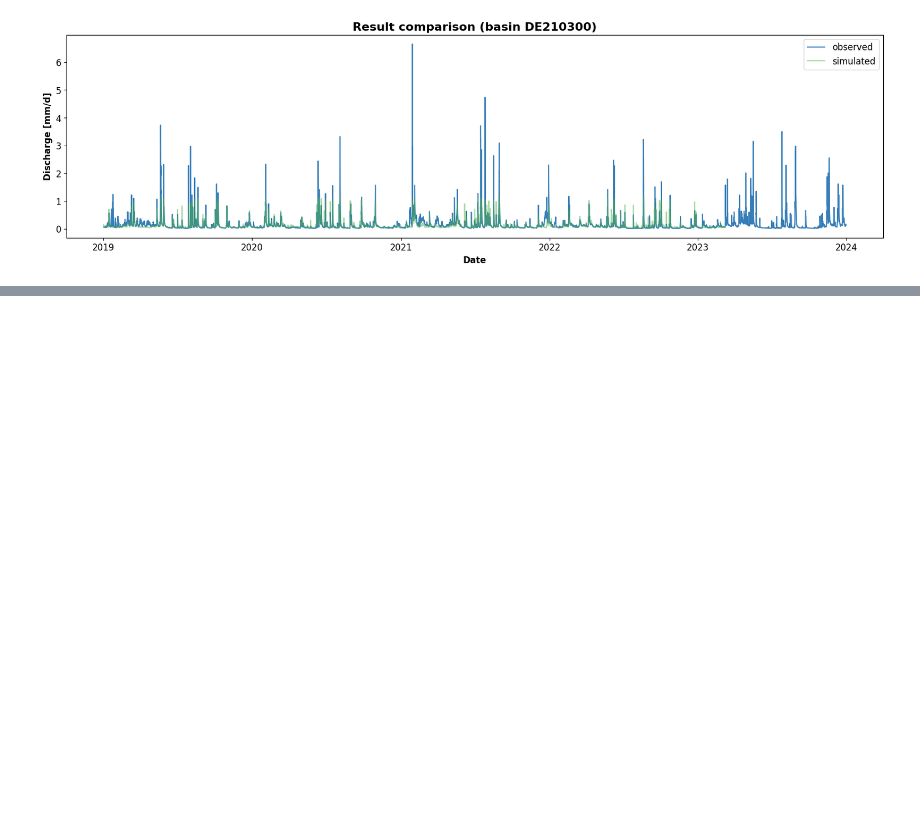
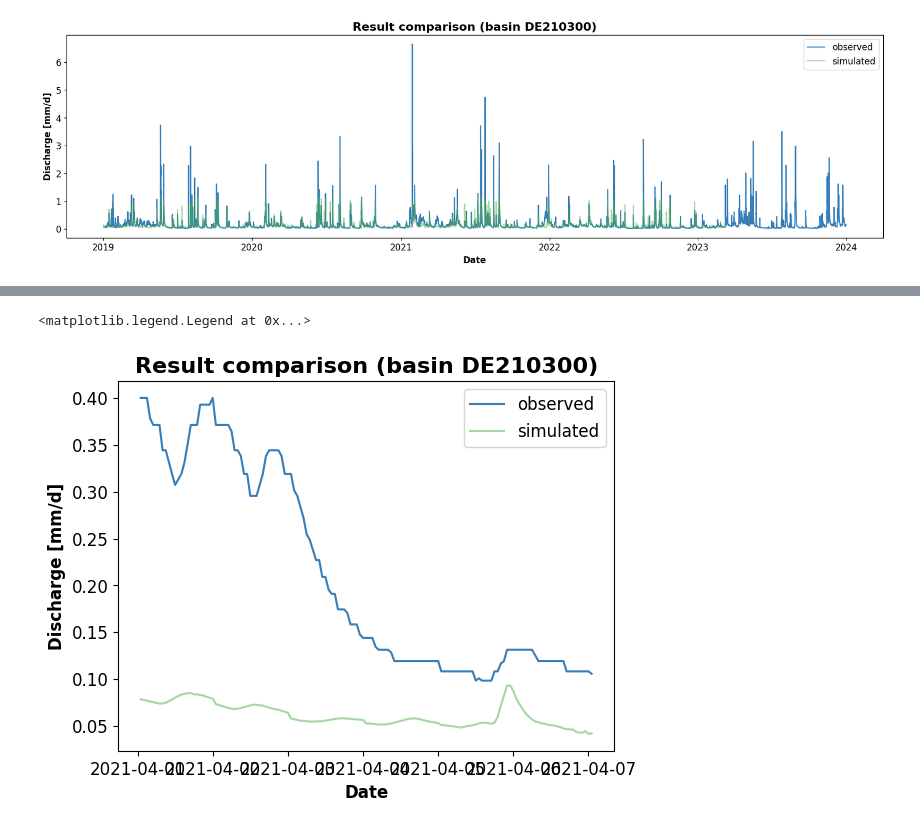
Before and after one commit to TianlongJia/Hy2DL, a Jupyter notebook: main_Test_MFLSTM_hourly_de.ipynb, the cells around one changed output, grey strips where cells are left out. Cells and saved outputs as stored; diff of their text form; code cells hidden in the pictures; blank space fills up the shorter version.

Commit message:
update whole train and test

```diff
--- a/main_Test_MFLSTM_hourly_de.ipynb
+++ b/main_Test_MFLSTM_hourly_de.ipynb
@@ -328,0 +324,17 @@ plt.savefig(os.path.join(test_result_save_path, f"Result comparison (basin {basi
+# %%
+# file_path = r"/pfs/data6/home/ka/ka_iwu/ka_qa8171/Project/Hy2DL/results/14_day_in_hourly_pred_last_24_seed_110/test/test_results.pickle"
+file_path = r"D:\Research\Projects\Hy2DL\results\14_day_in_hourly_pred_last_24_seed_110\test\test_results.pickle"
+
+
+# Load the test results
+with open(file_path, "rb") as f:
+    test_results = pickle.load(f)
+
+# Check the type and keys (usually basin IDs)
+print("Result type: ", type(test_results))         # Should be a dict
+print("Basin IDs: ", list(test_results.keys()))  # Basin IDs
+
+basin_to_analyze = "DE210300"
+
+# View the first few rows of the DataFrame for that basin
+print(f"The first rows of the: {basin_to_analyze}: \n {test_results[basin_to_analyze].head()}")
@@ -328,0 +351,27 @@ plt.savefig(os.path.join(test_result_save_path, f"Result comparison (basin {basi
+# %%
+# Plot simulated and observed discharges
+basin_to_analyze = "DE210300"
+
+# colorblind friendly palette
+color_palette = {"observed": "#377eb8", "simulated": "#4daf4a"}
+
+# # (1) Output time window of test dataset period
+# plt.plot(test_results[basin_to_analyze]["y_obs"], label="observed", color=color_palette["observed"])
+# plt.plot(test_results[basin_to_analyze]["y_sim"], label="simulated", alpha=0.5, color=color_palette["simulated"])
+
+# # (2) Output custom time window
+start_date = "2021-04-01 01:00:00"
+end_date = "2021-04-07 01:00:00"
+plt.plot(test_results[basin_to_analyze]["y_obs"][start_date:end_date], label="observed", color=color_palette["observed"])
+plt.plot(test_results[basin_to_analyze]["y_sim"][start_date:end_date], label="simulated", alpha=0.5, color=color_palette["simulated"])
+
+# Format plot
+plt.xlabel("Date", fontsize=12, fontweight="bold")
+plt.ylabel("Discharge [mm/d]", fontsize=12, fontweight="bold")
+plt.title(f"Result comparison (basin {basin_to_analyze})", fontsize=16, fontweight="bold")
+plt.tick_params(axis="both", which="major", labelsize=12)
+plt.legend(loc="upper right", fontsize=12)
+# plt.savefig(os.path.join(test_result_save_path, f"Result comparison (basin {basin_to_analyze}).png"), bbox_inches="tight", pad_inches=0)
+# %% [output]
+<matplotlib.legend.Legend at 0x...>
+[figure, added]
```
Also changed, not shown: parts of 13 cells of this notebook, 22 other files.
